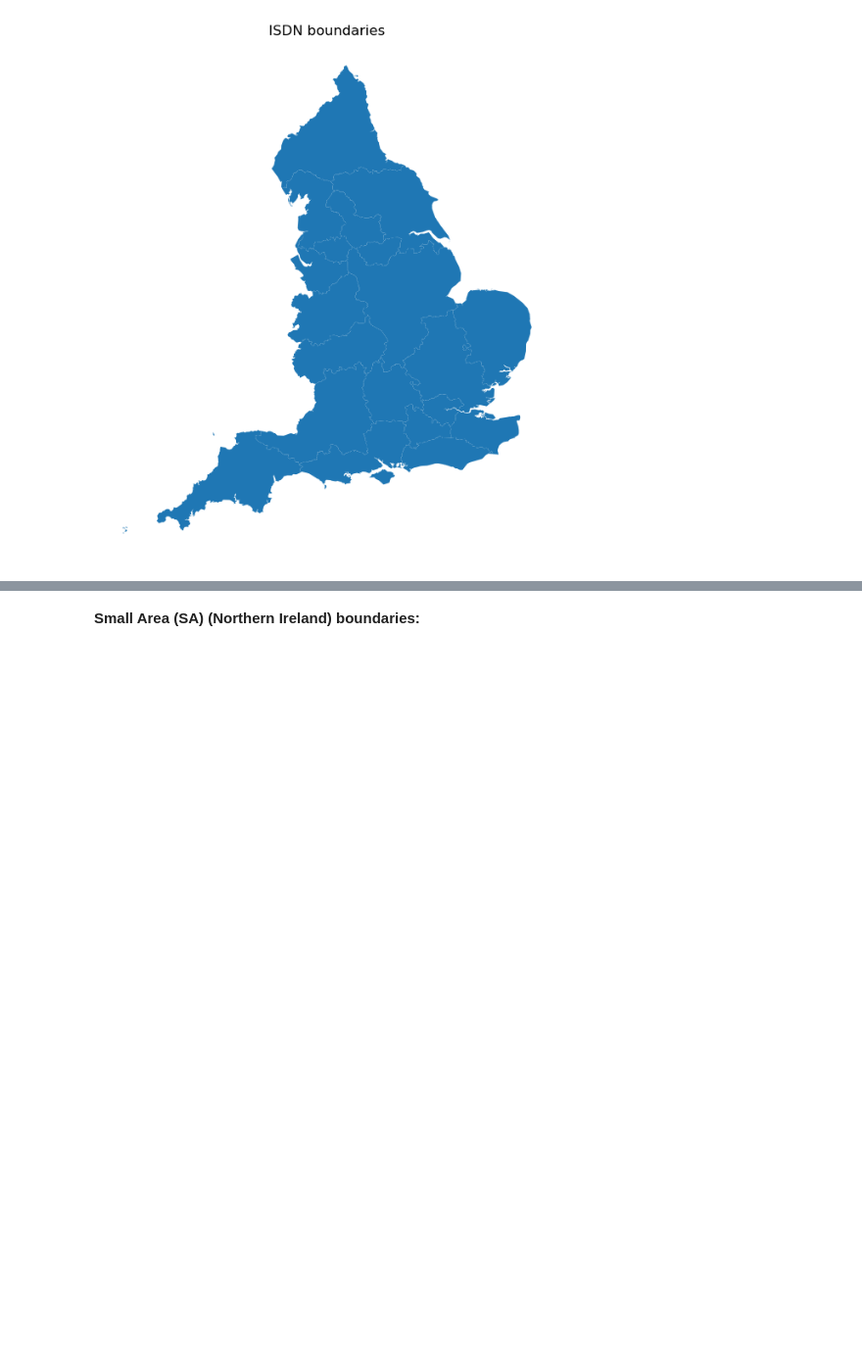
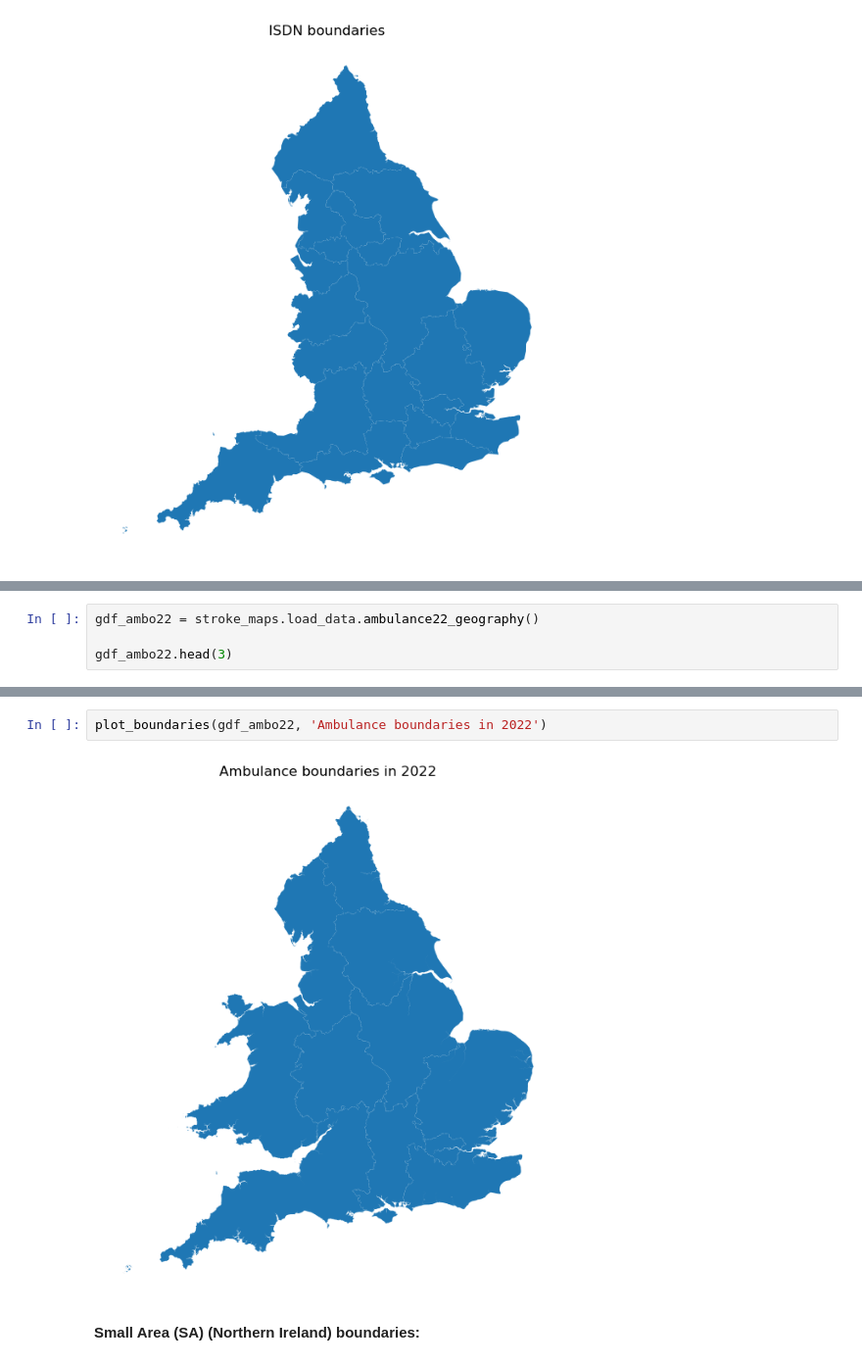
Before and after one commit to stroke-modelling/stroke-maps, a Jupyter notebook: docs/02_import_data.ipynb, the cells around one changed output, grey strips where cells are left out. Shown at 98% size. Drawn from its saved outputs; the diff is of its cells as text; blank space fills up the shorter version.

```diff
--- a/docs/02_import_data.ipynb
+++ b/docs/02_import_data.ipynb
@@ -342,0 +395,4 @@ plot_boundaries(gdf_isdn, 'ISDN boundaries')
+# %%
+gdf_ambo22 = stroke_maps.load_data.ambulance22_geography()
+
+gdf_ambo22.head(3)
@@ -343,3 +408,7 @@ plot_boundaries(gdf_isdn, 'ISDN boundaries')
+# %%
+plot_boundaries(gdf_ambo22, 'Ambulance boundaries in 2022')
+# %% [output]
+[figure, added]
 # %% [markdown]
 __Small Area (SA) (Northern Ireland) boundaries:__
 # %%
```
Also changed, not shown: parts of 12 cells of this notebook, 7 other files.
